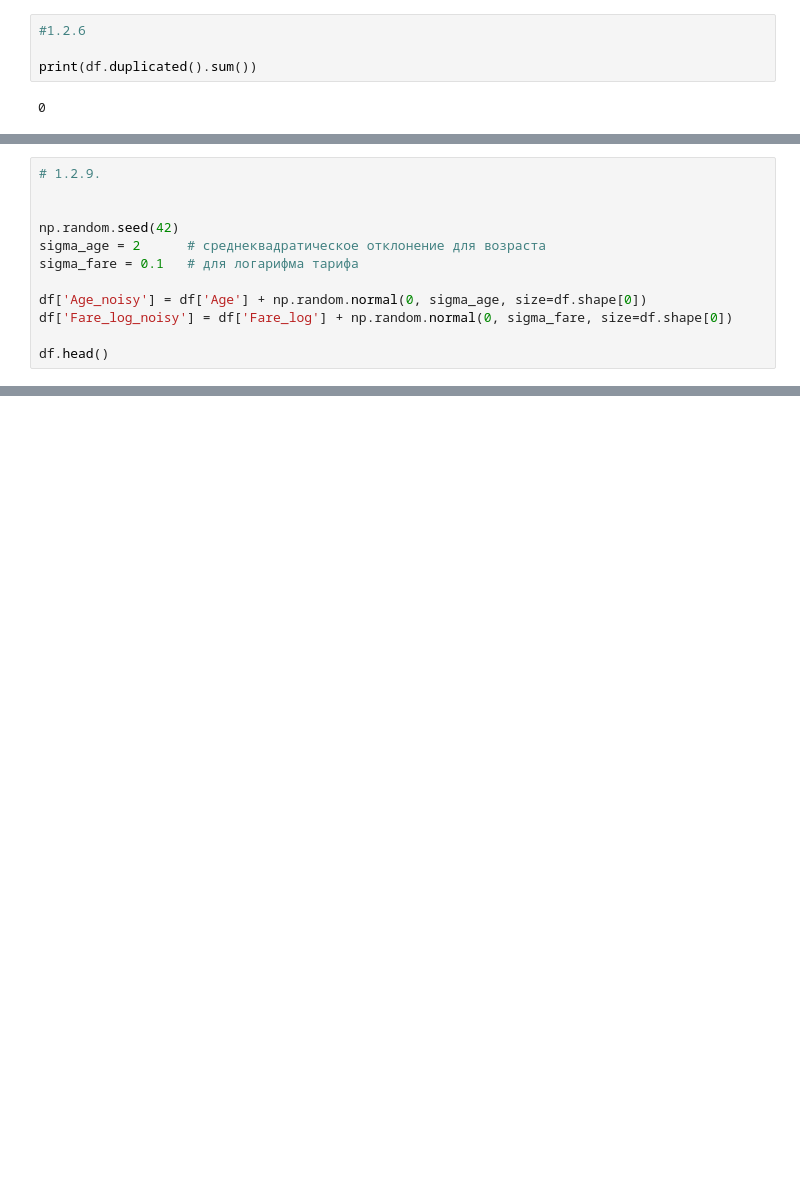
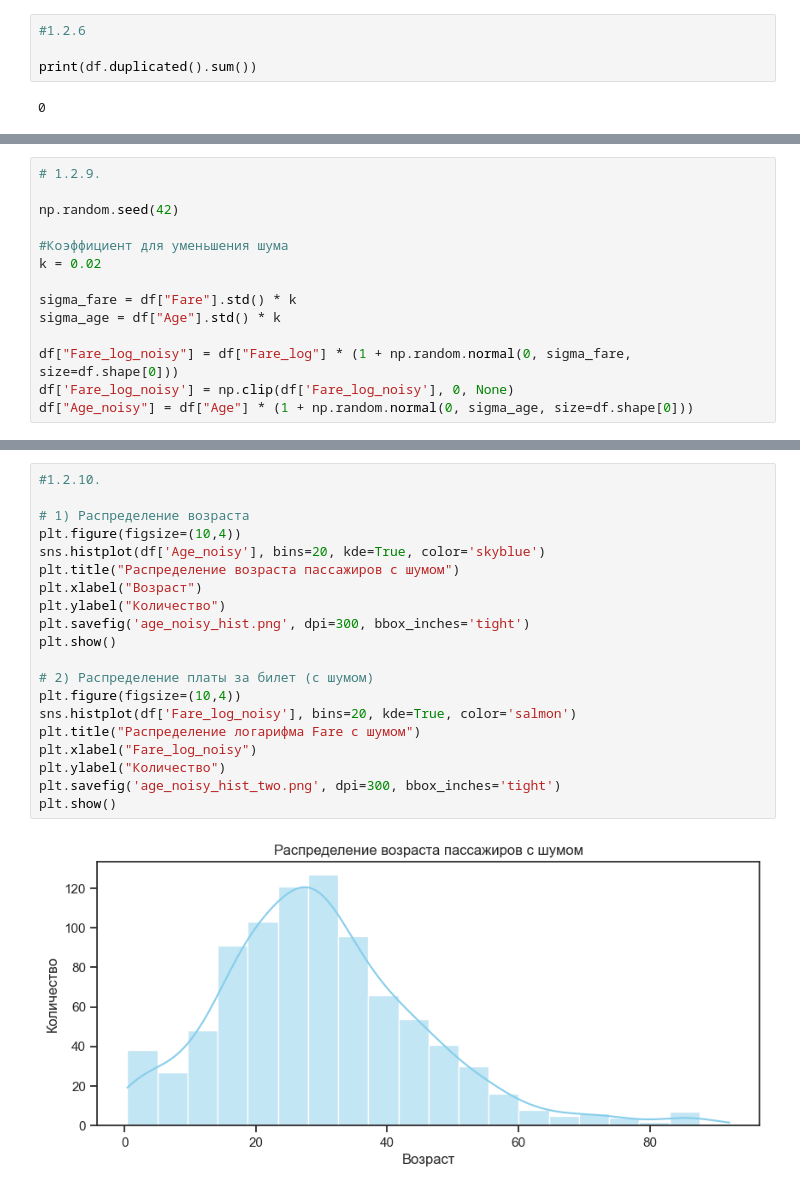
Before and after one commit to coffeequ/AnalyzDatasets, a Jupyter notebook: TableType/titanicAnalyz.ipynb, the cells around one changed output, grey strips where cells are left out. Drawn from its saved outputs; the diff is of its cells as text; blank space fills up the shorter version.

```diff
--- a/TableType/titanicAnalyz.ipynb
+++ b/TableType/titanicAnalyz.ipynb
@@ -227,12 +227,14 @@ highFareSurvd.head()
 # %%
 # 1.2.9.
 
+np.random.seed(42)
 
-np.random.seed(42)
-sigma_age = 2      # среднеквадратическое отклонение для возраста
-sigma_fare = 0.1   # для логарифма тарифа
+#Коэффициент для уменьшения шума
+k = 0.02
 
-df['Age_noisy'] = df['Age'] + np.random.normal(0, sigma_age, size=df.shape[0])
-df['Fare_log_noisy'] = df['Fare_log'] + np.random.normal(0, sigma_fare, size=df.shape[0])
+sigma_fare = df["Fare"].std() * k
+sigma_age = df["Age"].std() * k
 
-df.head()
+df["Fare_log_noisy"] = df["Fare_log"] * (1 + np.random.normal(0, sigma_fare, size=df.shape[0]))
+df['Fare_log_noisy'] = np.clip(df['Fare_log_noisy'], 0, None)
+df["Age_noisy"] = df["Age"] * (1 + np.random.normal(0, sigma_age, size=df.shape[0]))
@@ -245,0 +241,22 @@ df.head()
+# %%
+#1.2.10.
+
+# 1) Распределение возраста
+plt.figure(figsize=(10,4))
+sns.histplot(df['Age_noisy'], bins=20, kde=True, color='skyblue')
+plt.title("Распределение возраста пассажиров с шумом")
+plt.xlabel("Возраст")
+plt.ylabel("Количество")
+plt.savefig('age_noisy_hist.png', dpi=300, bbox_inches='tight')
+plt.show()
+
+# 2) Распределение платы за билет (с шумом)
+plt.figure(figsize=(10,4))
+sns.histplot(df['Fare_log_noisy'], bins=20, kde=True, color='salmon')
+plt.title("Распределение логарифма Fare с шумом")
+plt.xlabel("Fare_log_noisy")
+plt.ylabel("Количество")
+plt.savefig('age_noisy_hist_two.png', dpi=300, bbox_inches='tight')
+plt.show()
+# %% [output]
+[figure, added]
```
Also changed, not shown: parts of 7 cells of this notebook, 2 other files.
